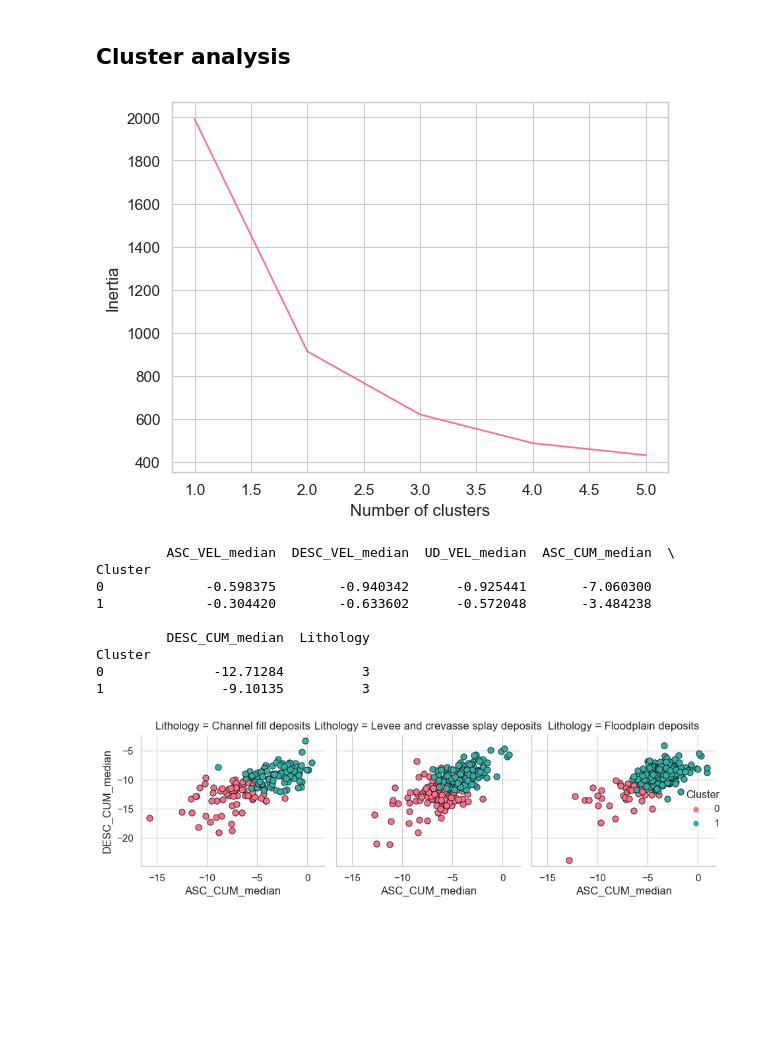
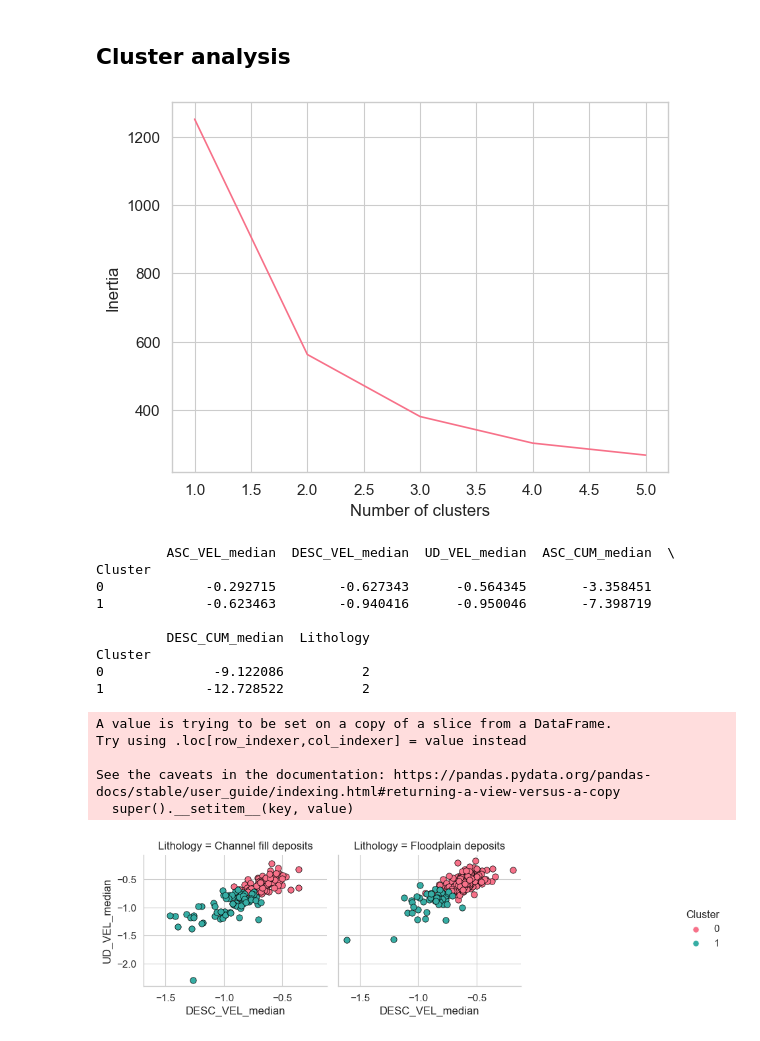
Before and after one commit to gmastrantoni/Geo-Clustering-Building-Displacements, a Jupyter notebook: Ferrara/ML_Clustering_FE.ipynb, the cells around one changed output. Drawn from its saved outputs; the diff is of its cells as text; code cells hidden in the pictures; blank space fills up the shorter version.

```diff
--- a/Ferrara/ML_Clustering_FE.ipynb
+++ b/Ferrara/ML_Clustering_FE.ipynb
@@ -352,6 +352,10 @@ These insights help to identify which types of terrain exhibit different behavio
 from sklearn.cluster import KMeans
 from sklearn.preprocessing import StandardScaler
 from sklearn.decomposition import PCA
+
+# Remove rows where the lithology is 'Levee and crevasse splay deposits'
+data_clean = data_clean[data_clean['Lithology'] != 'Levee and crevasse splay deposits']
+
 
 # Select the relevant features
 # features = data_clean[[asc_vel, desc_vel, ud_vel, asc_cum, desc_cum]]
@@ -374,7 +378,7 @@ plt.xlabel('Number of clusters')
 plt.ylabel('Inertia')
 plt.show()
 # %% [output]
-[figure, old version]
+[figure, new version]
 # %%
 # Based on the elbow plot, choose the optimal number of clusters (e.g., 2)
 n_clusters = 2
@@ -393,33 +397,38 @@ print(data_clean.groupby('Cluster').agg({asc_vel: 'mean', desc_vel:'mean', ud_ve
 # %% [output]
          ASC_VEL_median  DESC_VEL_median  UD_VEL_median  ASC_CUM_median  \
 Cluster
-0             -0.598375        -0.940342      -0.925441       -7.060300
-1             -0.304420        -0.633602      -0.572048       -3.484238
+0             -0.292715        -0.627343      -0.564345       -3.358451
+1             -0.623463        -0.940416      -0.950046       -7.398719
 
          DESC_CUM_median  Lithology
 Cluster
-0              -12.71284          3
-1               -9.10135          3
+0              -9.122086          2
+1             -12.728522          2
+A value is trying to be set on a copy of a slice from a DataFrame.
+Try using .loc[row_indexer,col_indexer] = value instead
+
+See the caveats in the documentation: https://pandas.pydata.org/pandas-docs/stable/user_guide/indexing.html#returning-a-view-versus-a-copy
+  super().__setitem__(key, value)
 # %%
 palette = sns.color_palette("husl", n_colors=len(data_clean['Cluster'].unique()))
 
 # Create scatterplot with columns based on 'Litologia' and colored by 'cluster'
 g = sns.FacetGrid(data_clean, col="Lithology", hue="Cluster", col_wrap=3, palette=palette, height=3, aspect=1)
-g.map(sns.scatterplot, asc_cum, desc_cum, marker="o", s=45)
+g.map(sns.scatterplot, desc_vel, ud_vel, marker="o", s=45)
 g.add_legend(title="Cluster")
 
 # Set marker edge color for all scatter points
 for ax in g.axes.flat:
     for collection in ax.collections:
         if isinstance(collection, matplotlib.collections.PathCollection):
             collection.set_edgecolor("black")
 
 plt.subplots_adjust(wspace=0.5)
 plt.tight_layout()
 
 plt.show()
 # %% [output]
-[figure, old version]
+[figure, new version]
 # %%
 fig, (ax1, ax2, ax3) = plt.subplots(1, 3, figsize=(12,6))
 
```
Also changed, not shown: parts of 4 cells of this notebook.
